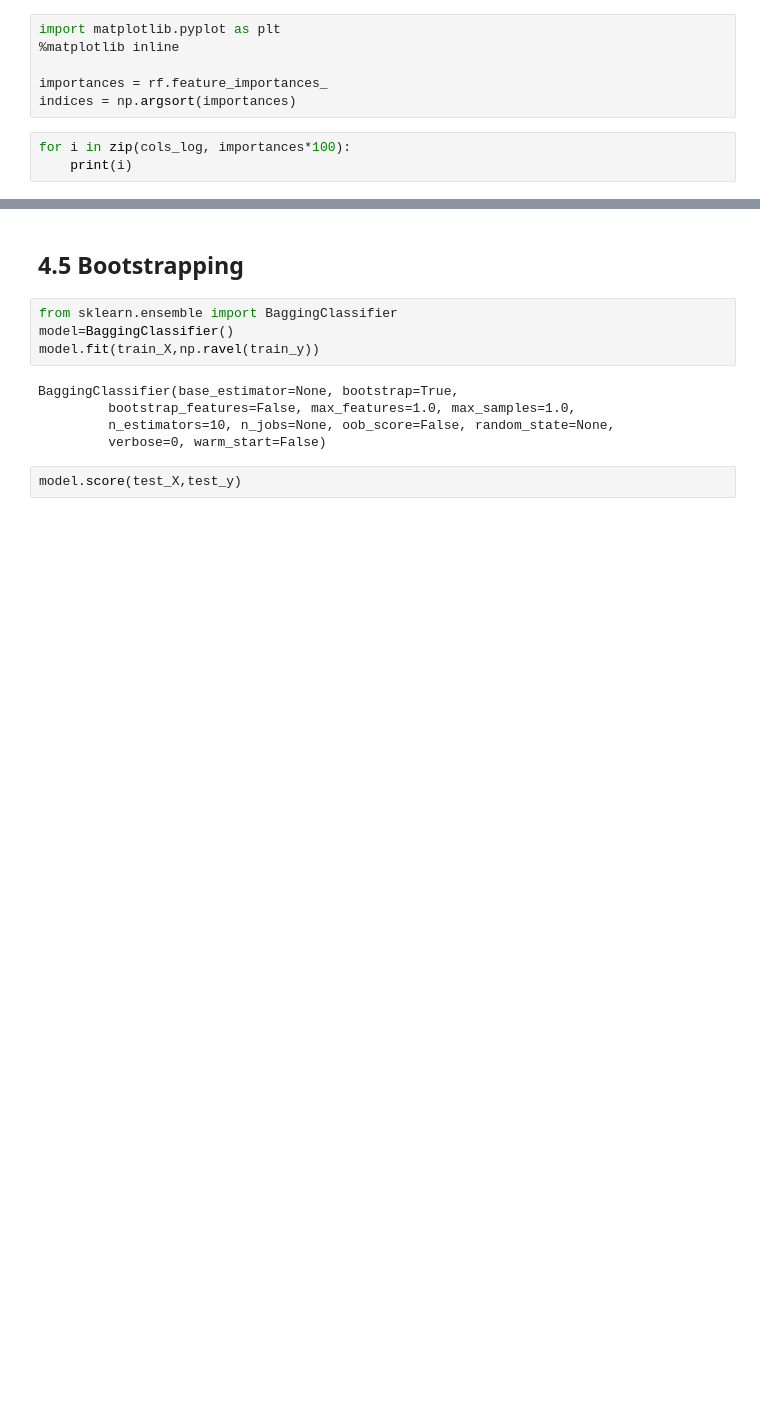
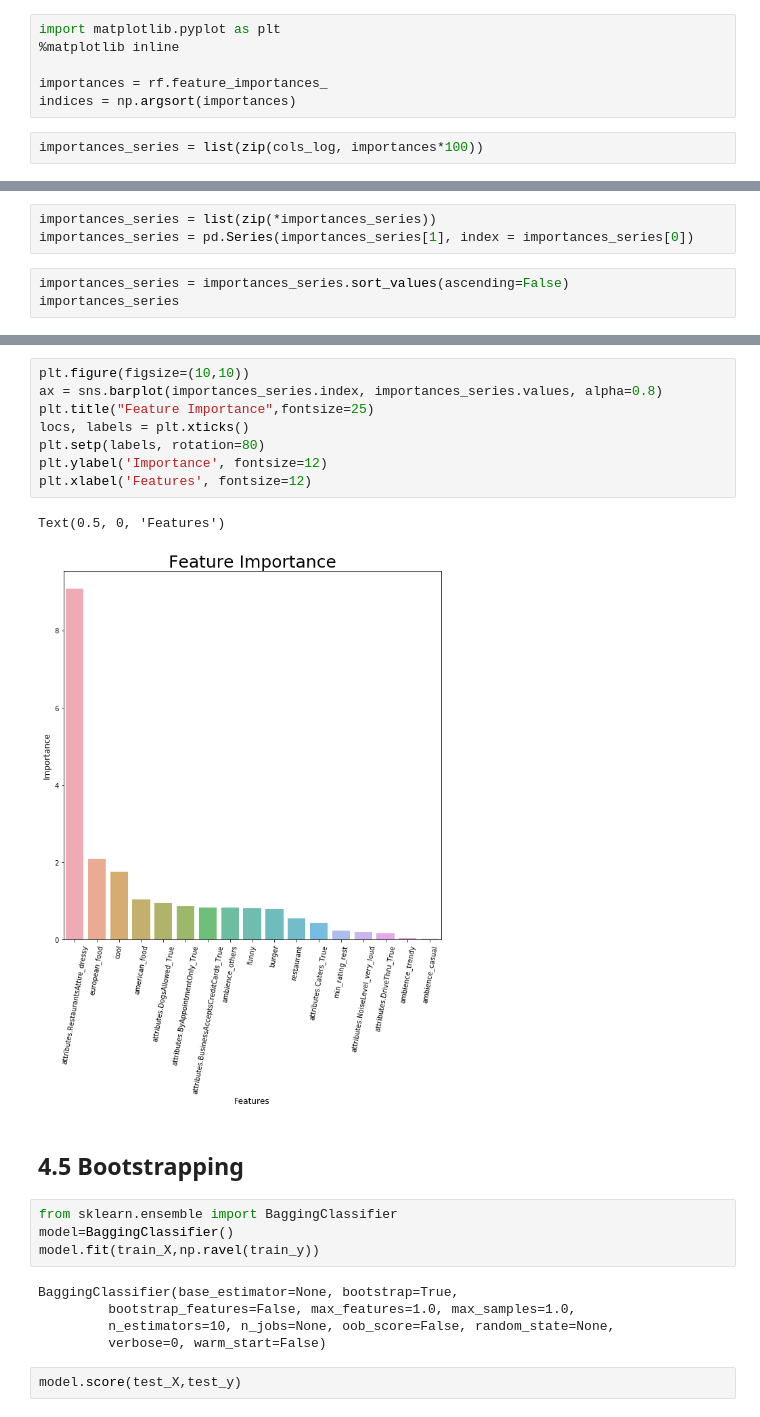
Before and after one commit to sahilarora93/Yelp_data_challenge, a Jupyter notebook: Final_Project_ML_Attributes.ipynb, the cells around one changed output, grey strips where cells are left out. Cells and saved outputs as stored; diff of their text form; blank space fills up the shorter version.

```diff
--- a/Final_Project_ML_Attributes.ipynb
+++ b/Final_Project_ML_Attributes.ipynb
@@ -1088,5 +1085,4 @@ import matplotlib.pyplot as plt
 importances = rf.feature_importances_
 indices = np.argsort(importances)
 # %%
-for i in zip(cols_log, importances*100):
-    print(i)
+importances_series = list(zip(cols_log, importances*100))
@@ -1110,0 +1089,6 @@ for i in zip(cols_log, importances*100):
+# %%
+importances_series = list(zip(*importances_series))
+importances_series = pd.Series(importances_series[1], index = importances_series[0])
+# %%
+importances_series = importances_series.sort_values(ascending=False)
+importances_series
@@ -1111,3 +1114,14 @@ for i in zip(cols_log, importances*100):
+# %%
+plt.figure(figsize=(10,10))
+ax = sns.barplot(importances_series.index, importances_series.values, alpha=0.8)
+plt.title("Feature Importance",fontsize=25)
+locs, labels = plt.xticks()
+plt.setp(labels, rotation=80)
+plt.ylabel('Importance', fontsize=12)
+plt.xlabel('Features', fontsize=12)
+# %% [output]
+Text(0.5, 0, 'Features')
+[figure, added]
 # %% [markdown]
 ## 4.5 Bootstrapping
 # %%
```
Also changed, not shown: parts of 26 cells of this notebook.
